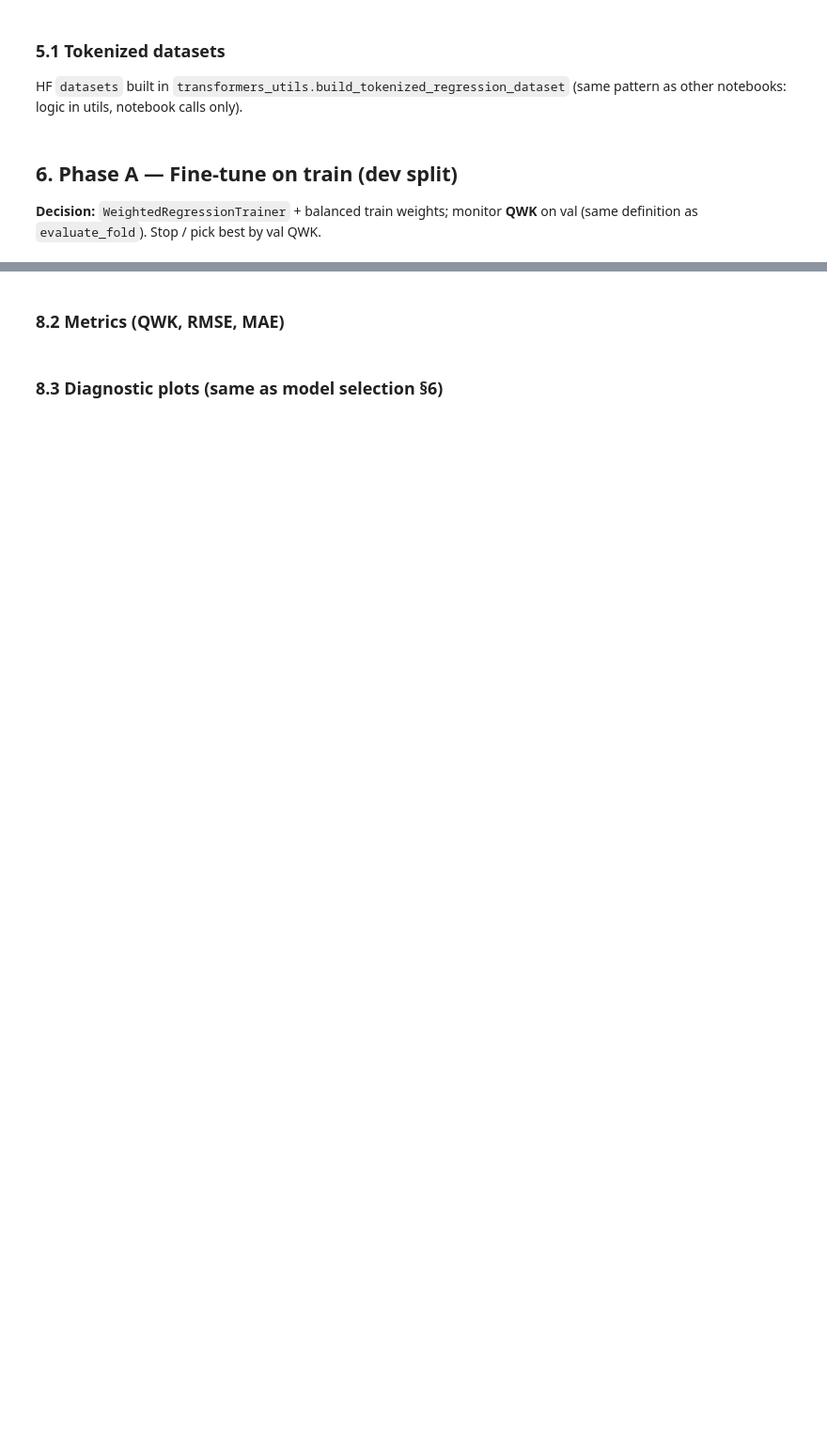
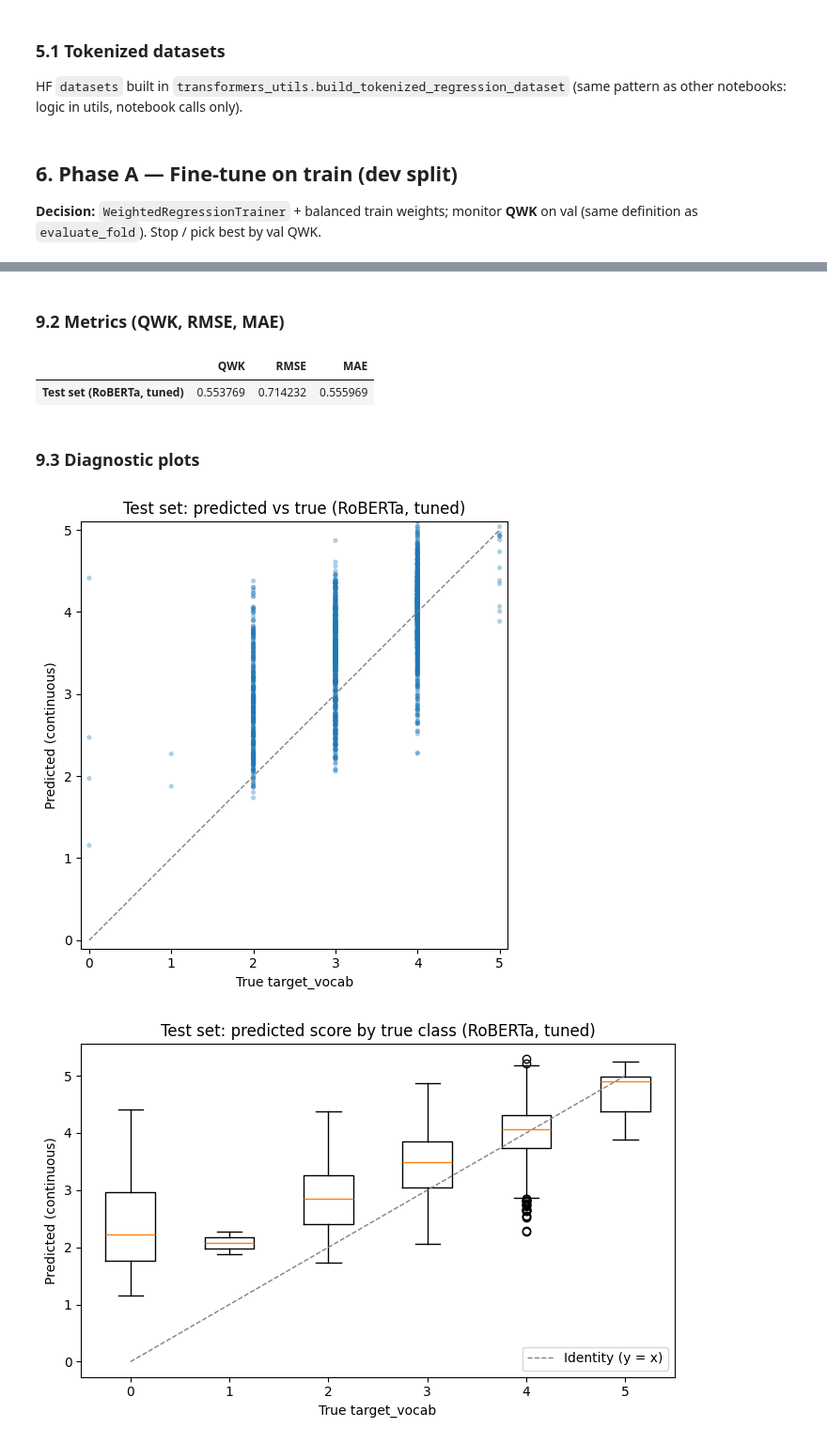
Before and after one commit to Noa-Gilad/Vocabulary-Level-Prediction, a Jupyter notebook: BERT_comparison.ipynb, the cells around one changed output, grey strips where cells are left out. Shown at 94% size. Drawn from its saved outputs; the diff is of its cells as text; code cells hidden in the pictures; blank space fills up the shorter version.

```diff
--- a/BERT_comparison.ipynb
+++ b/BERT_comparison.ipynb
@@ -50,6 +71,6 @@ pd.set_option("display.max_colwidth", None)
 
 `Data/train.csv`, `Data/test.csv` (same 80/20 split as EDA).
 # %%
-df_train_raw = pd.read_csv("Data/train.csv")
-df_test_raw = pd.read_csv("Data/test.csv")
+df_train_raw = pd.read_csv("train.csv")
+df_test_raw = pd.read_csv("test.csv")
 print(f"Train rows: {len(df_train_raw)}  |  Test rows: {len(df_test_raw)}")
@@ -74,7 +97,7 @@ df_test_text = build_text_target_dataset(df_test_eval)
 
 Single scalar target `y`; bins for **stratified** train/val split only (`merge_below=2` aligned with `Model_selection`).
 # %%
-CV_RANDOM_STATE = 42
+RANDOM_STATE = 42
 VAL_FRACTION = 0.15
 
 text_train_all = df_train_text["Text_cleaned"].reset_index(drop=True)
@@ -181,32 +316,37 @@ ds_train_full = build_tokenized_regression_dataset(
     tokenizer, text_full, y_train_all, sample_weight_full, MAX_LENGTH
 )
 
-model_full = AutoModelForSequenceClassification.from_pretrained(
-    MODEL_NAME,
-    num_labels=1,
-    problem_type="regression",
-)
+with suppress_hf_loading_report():
+    model_full = AutoModelForSequenceClassification.from_pretrained(
+        MODEL_NAME,
+        num_labels=1,
+        problem_type="regression",
+    )
 
+# Start from best trial hparams; override fixed args that don't come from the search.
+best_hp = best_trial.hyperparameters
 training_args_full = TrainingArguments(
     output_dir="./roberta_full_output",
-    learning_rate=2e-5,
-    per_device_train_batch_size=8,
-    num_train_epochs=3,
-    weight_decay=0.01,
-    evaluation_strategy="no",
+    learning_rate=best_hp["learning_rate"],
+    per_device_train_batch_size=best_hp["per_device_train_batch_size"],
+    num_train_epochs=best_hp["num_train_epochs"],
+    weight_decay=best_hp["weight_decay"],
+    warmup_ratio=best_hp["warmup_ratio"],
+    eval_strategy="no",
     save_strategy="epoch",
     save_total_limit=1,
     logging_steps=50,
-    seed=CV_RANDOM_STATE,
+    seed=RANDOM_STATE,
     fp16=torch.cuda.is_available(),
     report_to="none",
+    remove_unused_columns=False,
 )
 
 trainer_full = WeightedRegressionTrainer(
     model=model_full,
     args=training_args_full,
     train_dataset=ds_train_full,
-    tokenizer=tokenizer,
+    processing_class=tokenizer,
     data_collator=data_collator,
 )
 
@@ -229,40 +391,46 @@ ds_test = build_tokenized_regression_dataset(
 pred_out = trainer_full.predict(ds_test)
 y_pred_test = np.asarray(pred_out.predictions, dtype=float).squeeze()
 # %% [markdown]
-### 8.2 Metrics (QWK, RMSE, MAE)
+### 9.2 Metrics (QWK, RMSE, MAE)
 # %%
 test_metrics = evaluate_fold(y_test, y_pred_test, min_score=0, max_score=5)
 summary_test = (
-    pd.DataFrame([test_metrics], index=["Test set (RoBERTa)"])
+    pd.DataFrame([test_metrics], index=["Test set (RoBERTa, tuned)"])
     .rename(columns={"qwk": "QWK", "rmse": "RMSE", "mae": "MAE"})
 )
 display(summary_test)
+# %% [output]
+|  | QWK | RMSE | MAE |
+| Test set (RoBERTa, tuned) | 0.553769 | 0.714232 | 0.555969 |
 # %% [markdown]
-### 8.3 Diagnostic plots (same as model selection §6)
+### 9.3 Diagnostic plots
 # %%
 fig_scatter = plot_ordinal_predicted_vs_true_scatter(
     y_test,
     y_pred_test,
-    title="Test set: predicted vs true (RoBERTa)",
+    title="Test set: predicted vs true (RoBERTa, tuned)",
     xlabel="True target_vocab",
 )
 plt.show()
 
 fig_box = plot_ordinal_continuous_boxplot_by_true_class(
     y_test,
     y_pred_test,
-    title="Test set: predicted score by true class (RoBERTa)",
+    title="Test set: predicted score by true class (RoBERTa, tuned)",
     xlabel="True target_vocab",
 )
 plt.show()
 
 y_pred_ord = round_and_clip_predictions(y_pred_test, 0, 5)
 ordinal_labels = np.arange(0, 6)
 fig_cm = plot_row_normalized_confusion_matrix_from_labels(
     y_test,
     y_pred_ord,
     labels=ordinal_labels,
-    title="Test set: confusion matrix (row-normalized, RoBERTa)",
+    title="Test set: confusion matrix (row-normalized, RoBERTa, tuned)",
     xlabel="Predicted class (rounded & clipped)",
 )
 plt.show()
+# %% [output]
+[figure, added]
+[figure, added]
```
Also changed, not shown: parts of 14 cells of this notebook, 2 other files.
